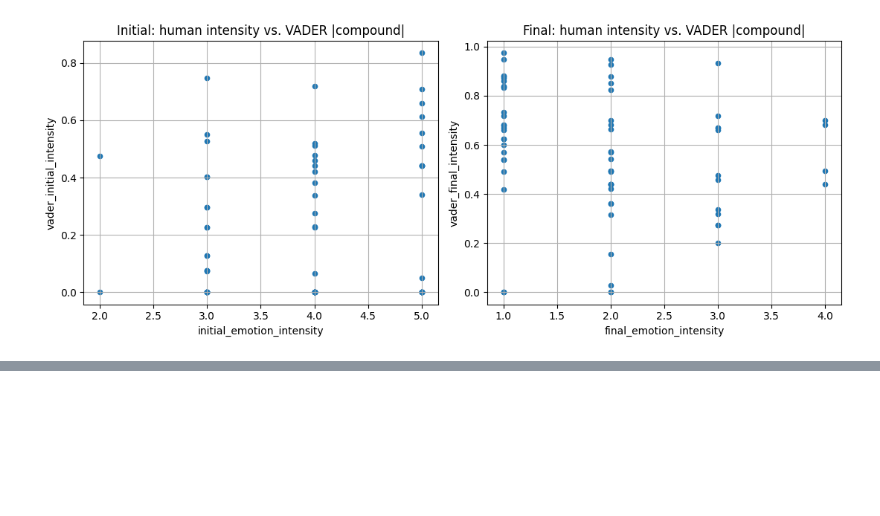
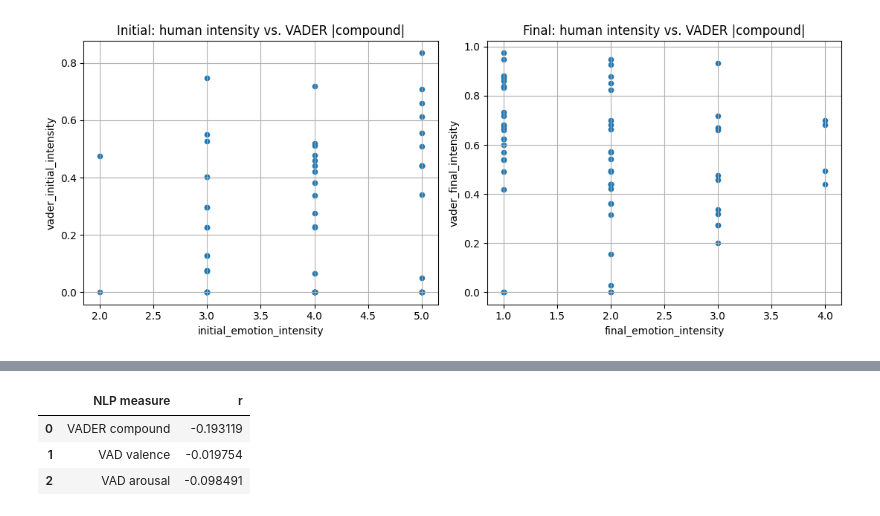
Before and after one commit to cbt-llm/cbt-llm, a Jupyter notebook: vader_validation/esconv_processing.ipynb, the cells around one changed output, grey strips where cells are left out. Saved outputs shown, nothing was run; the diff lists cells and outputs as text; code cells hidden in the pictures; blank space fills up the shorter version.

```diff
--- a/vader_validation/esconv_processing.ipynb
+++ b/vader_validation/esconv_processing.ipynb
@@ -430,0 +555,15 @@ plt.tight_layout()
+# %%
+table2 = pd.DataFrame({
+    "NLP measure": ["VADER compound", "VAD valence", "VAD arousal"],
+    "r": [
+        compound_comparison_df.loc[compound_comparison_df["stage"] == "initial", "pearson_r"].iloc[0],
+        vad_comparison_df.loc[vad_comparison_df["measure"] == "VAD valence (initial)", "pearson_r"].iloc[0],
+        vad_comparison_df.loc[vad_comparison_df["measure"] == "VAD arousal (initial)", "pearson_r"].iloc[0],
+    ],
+})
+table2
+# %% [output]
+|  | NLP measure | r |
+| 0 | VADER compound | -0.193119 |
+| 1 | VAD valence | -0.019754 |
+| 2 | VAD arousal | -0.098491 |
```
Also changed, not shown: parts of 5 cells of this notebook, 1 other file.
